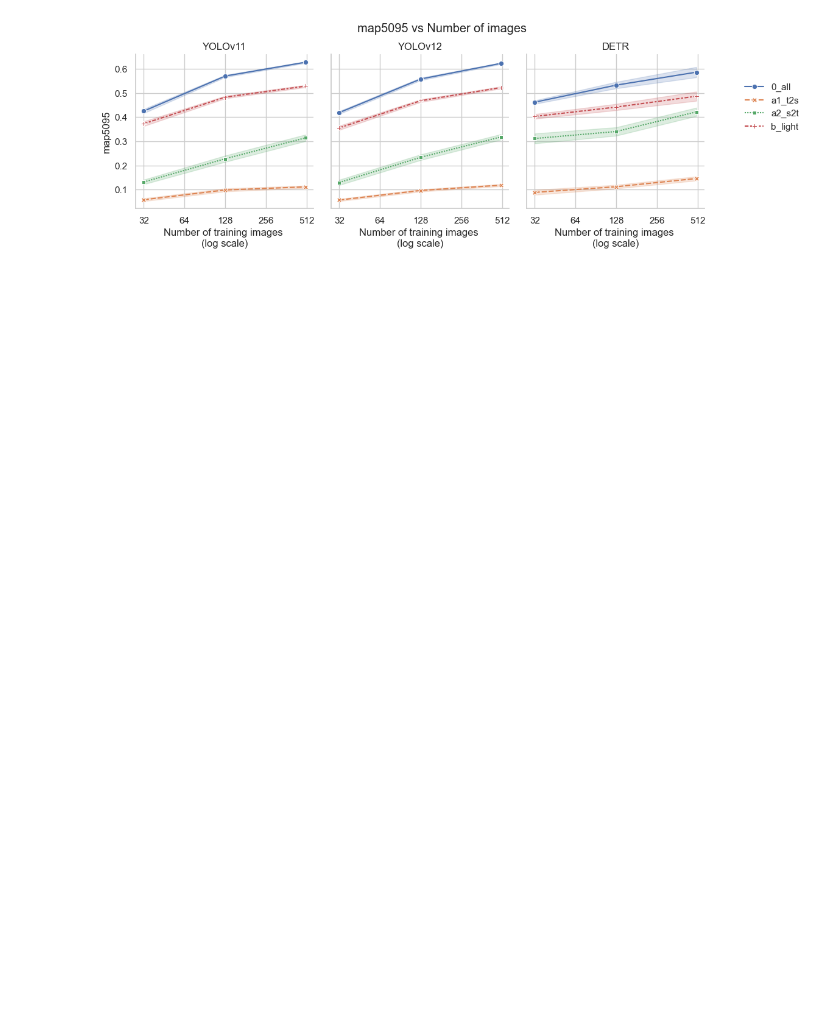
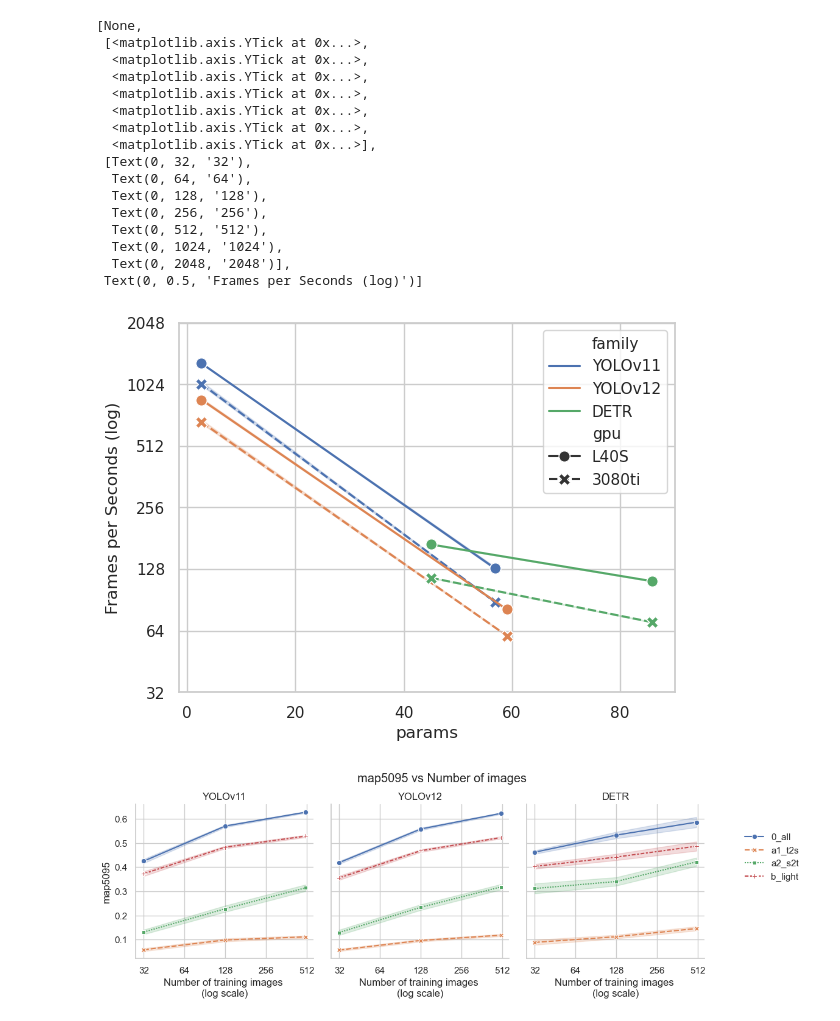
Before and after one commit to Niche-Lab/COLO, a Jupyter notebook: evaluate.ipynb, the cells around one changed output. Cells and saved outputs as stored; diff of their text form; code cells hidden in the pictures; blank space fills up the shorter version.

```diff
--- a/evaluate.ipynb
+++ b/evaluate.ipynb
@@ -6,6 +6,7 @@ import pandas as pd
 import os
 import sys
 from path import PathFinder
+sns.set(style="whitegrid")
 # %%
 PATHS = PathFinder()
 DIR_OUT = PATHS["DIR_SRC"] / "out"
@@ -13,4 +14,5 @@ df_s1 = pd.read_csv(DIR_OUT / "study1.csv")
 df_s2 = pd.read_csv(DIR_OUT / "study2.csv")
 df_time = pd.read_csv(DIR_OUT / "train_time.csv")
 df_ram = pd.read_csv(DIR_OUT / "train_mem.csv")
+df_infer = pd.read_csv(DIR_OUT / "infer.csv", header=None)
 # %% [output]
@@ -22,0 +75,30 @@ Available project environments:
+# %%
+sns.set(style="whitegrid")
+
+g = sns.lineplot(data=df_infer, x="params", y="fps",
+             hue="family", style="gpu",
+             hue_order=["YOLOv11", "YOLOv12", "DETR"],
+             markers=True, markersize=8,)
+g.set(
+    yscale="log",
+    yticks=[2**i for i in range(5, 12)],
+    yticklabels=[2**i for i in range(5, 12)],
+    ylabel="Frames per Seconds (log)")
+# %% [output]
+[None,
+ [<matplotlib.axis.YTick at 0x...>,
+  <matplotlib.axis.YTick at 0x...>,
+  <matplotlib.axis.YTick at 0x...>,
+  <matplotlib.axis.YTick at 0x...>,
+  <matplotlib.axis.YTick at 0x...>,
+  <matplotlib.axis.YTick at 0x...>,
+  <matplotlib.axis.YTick at 0x...>],
+ [Text(0, 32, '32'),
+  Text(0, 64, '64'),
+  Text(0, 128, '128'),
+  Text(0, 256, '256'),
+  Text(0, 512, '512'),
+  Text(0, 1024, '1024'),
+  Text(0, 2048, '2048')],
+ Text(0, 0.5, 'Frames per Seconds (log)')]
+[figure, added]
```
Also changed, not shown: parts of 6 cells of this notebook, 3 other files.
